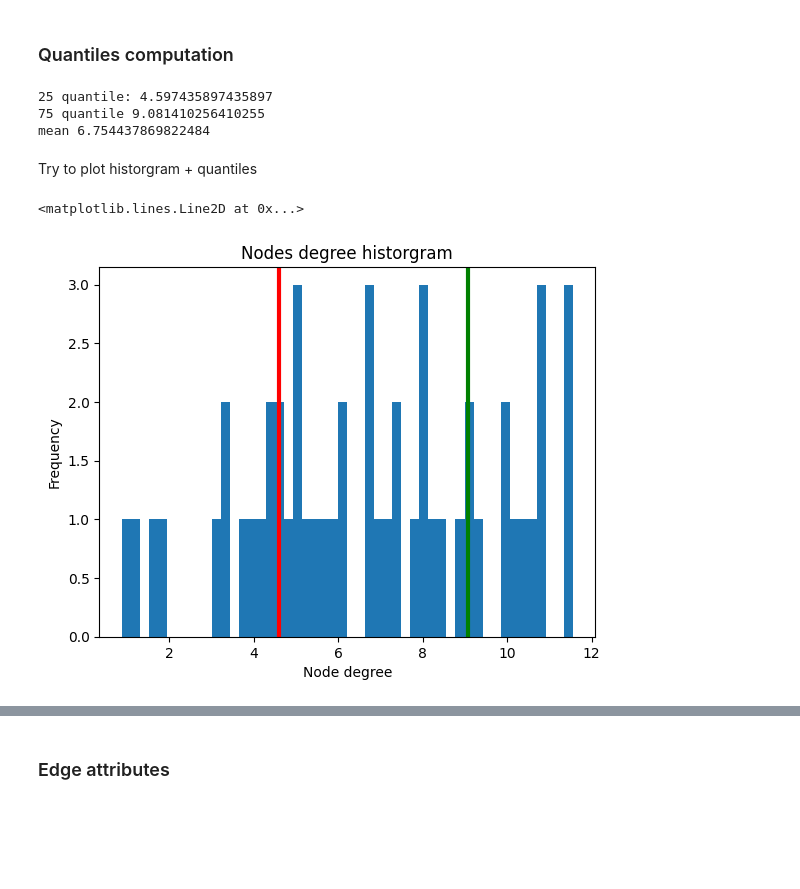
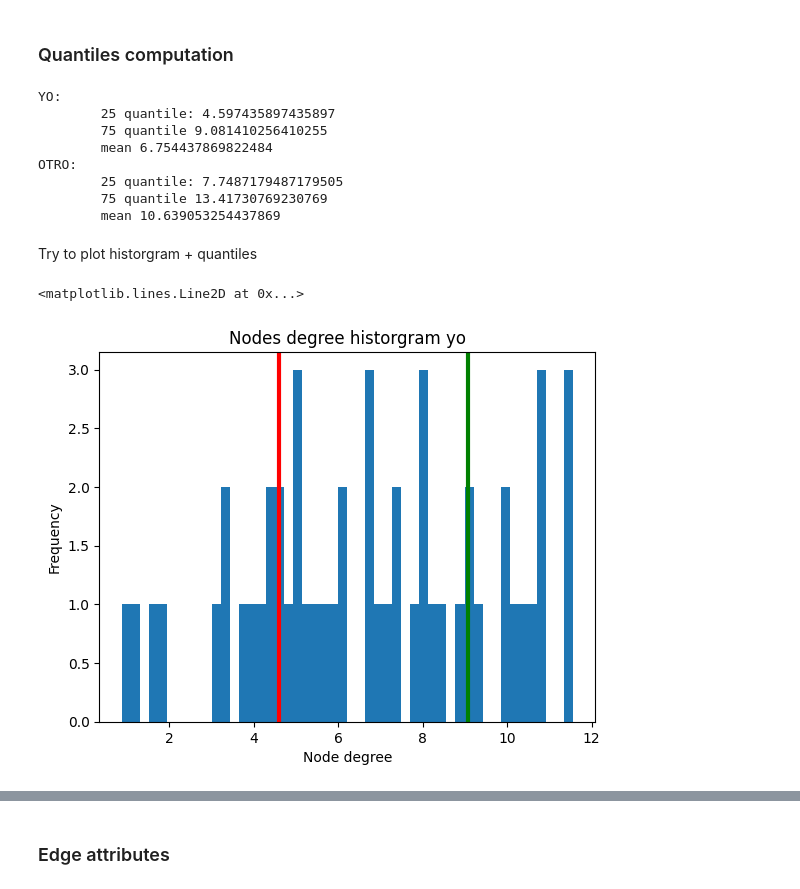
Before and after one commit to oriolmp/TFG_Fisica, a Jupyter notebook: Graph_Analysis_and_Visualization.ipynb, the cells around one changed output, grey strips where cells are left out. Drawn from its saved outputs; the diff is of its cells as text; code cells hidden in the pictures; blank space fills up the shorter version.

Commit message:
Plot historgrams for otro answers

```diff
--- a/Graph_Analysis_and_Visualization.ipynb
+++ b/Graph_Analysis_and_Visualization.ipynb
@@ -128,27 +128,37 @@ k_otro_dS.plot(kind='hist', bins=50)
 # %% [markdown]
 ### Quantiles computation
 # %%
-k_dS_25_quantile = k_dS.quantile(q=0.25)
-k_dS_75_quantile = k_dS.quantile(q=0.75)
-mean = k_dS.mean()
+k_yo_dS_25_quantile = k_yo_dS.quantile(q=0.25)
+k_yo_dS_75_quantile = k_yo_dS.quantile(q=0.75)
+mean_yo = k_yo_dS.mean()
+
+k_otro_dS_25_quantile = k_otro_dS.quantile(q=0.25)
+k_otro_dS_75_quantile = k_otro_dS.quantile(q=0.75)
+mean_otro = k_otro_dS.mean()
 # %%
-print(f'25 quantile: {k_dS_25_quantile}\n75 quantile {k_dS_75_quantile}\nmean {mean}')
+print(f'YO:\n\t25 quantile: {k_yo_dS_25_quantile}\n\t75 quantile {k_yo_dS_75_quantile}\n\tmean {mean_yo}')
+print(f'OTRO:\n\t25 quantile: {k_otro_dS_25_quantile}\n\t75 quantile {k_otro_dS_75_quantile}\n\tmean {mean_otro}')
 # %% [output]
-25 quantile: 4.597435897435897
-75 quantile 9.081410256410255
-mean 6.754437869822484
+YO:
+        25 quantile: 4.597435897435897
+        75 quantile 9.081410256410255
+        mean 6.754437869822484
+OTRO:
+        25 quantile: 7.7487179487179505
+        75 quantile 13.41730769230769
+        mean 10.639053254437869
 # %% [markdown]
 Try to plot historgram + quantiles
 # %%
 plt.xlabel('Node degree')
 plt.ylabel('Frequency')
-plt.title('Nodes degree historgram')
-_ = plt.hist(k_dS, bins=50, histtype='barstacked')
-plt.axvline(k_dS_25_quantile, color='r', linestyle='-', linewidth=3)
-plt.axvline(k_dS_75_quantile, color='g', linestyle='-', linewidth=3)
+plt.title('Nodes degree historgram yo')
+_ = plt.hist(k_yo_dS, bins=50, histtype='barstacked')
+plt.axvline(k_yo_dS_25_quantile, color='r', linestyle='-', linewidth=3)
+plt.axvline(k_yo_dS_75_quantile, color='g', linestyle='-', linewidth=3)
 # %% [output]
 <matplotlib.lines.Line2D at 0x...>
-[figure, old version]
+[figure, new version]
 # %%
 plt.xlabel('Node degree')
 plt.ylabel('Frequency')
```
Also changed, not shown: parts of 4 cells of this notebook.
